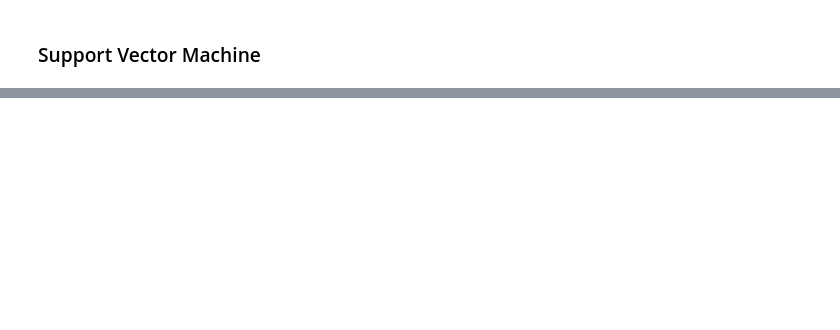
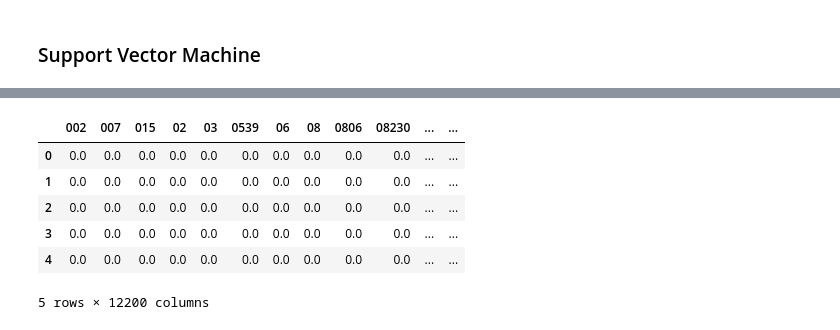
Before and after one commit to matthewzapata/twitter-trigger-warnings, a Jupyter notebook: trigger_warnings.ipynb, the cells around one changed output, grey strips where cells are left out. Drawn from its saved outputs; the diff is of its cells as text; code cells hidden in the pictures; blank space fills up the shorter version.

```diff
--- a/trigger_warnings.ipynb
+++ b/trigger_warnings.ipynb
@@ -935,0 +1026,11 @@ weighted avg       0.62      0.61      0.47      1041
+# %%
+no_scene_df = pre_split[pre_split.trigger_scene == False]
+no_scene_df.head()
+# %% [output]
+|  | 002 | 007 | 015 | 02 | 03 | 0539 | 06 | 08 | 0806 | 08230 | ... | ... |
+| 0 | 0.0 | 0.0 | 0.0 | 0.0 | 0.0 | 0.0 | 0.0 | 0.0 | 0.0 | 0.0 | ... | ... |
+| 1 | 0.0 | 0.0 | 0.0 | 0.0 | 0.0 | 0.0 | 0.0 | 0.0 | 0.0 | 0.0 | ... | ... |
+| 2 | 0.0 | 0.0 | 0.0 | 0.0 | 0.0 | 0.0 | 0.0 | 0.0 | 0.0 | 0.0 | ... | ... |
+| 3 | 0.0 | 0.0 | 0.0 | 0.0 | 0.0 | 0.0 | 0.0 | 0.0 | 0.0 | 0.0 | ... | ... |
+| 4 | 0.0 | 0.0 | 0.0 | 0.0 | 0.0 | 0.0 | 0.0 | 0.0 | 0.0 | 0.0 | ... | ... |
+5 rows × 12200 columns
```
Also changed, not shown: parts of 21 cells of this notebook.
